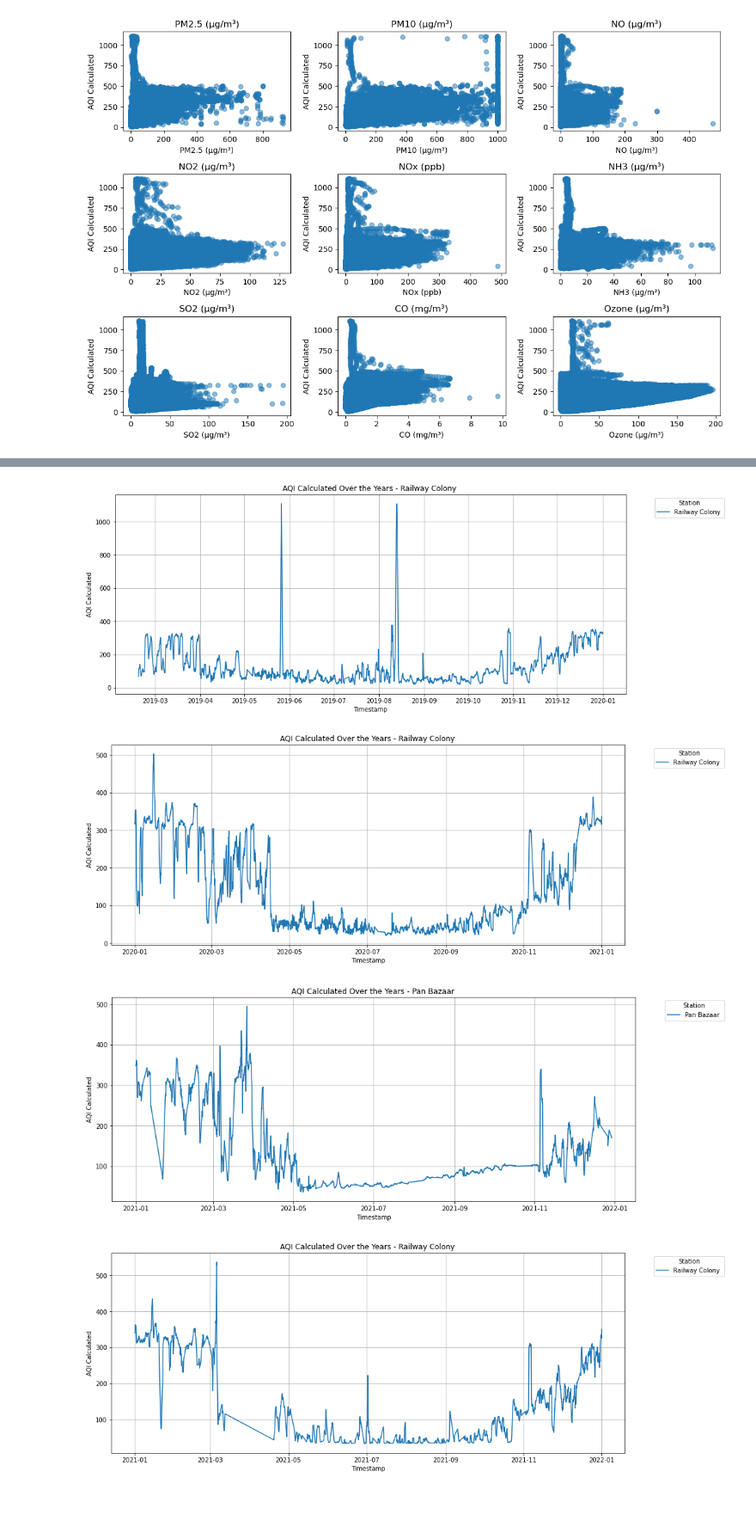
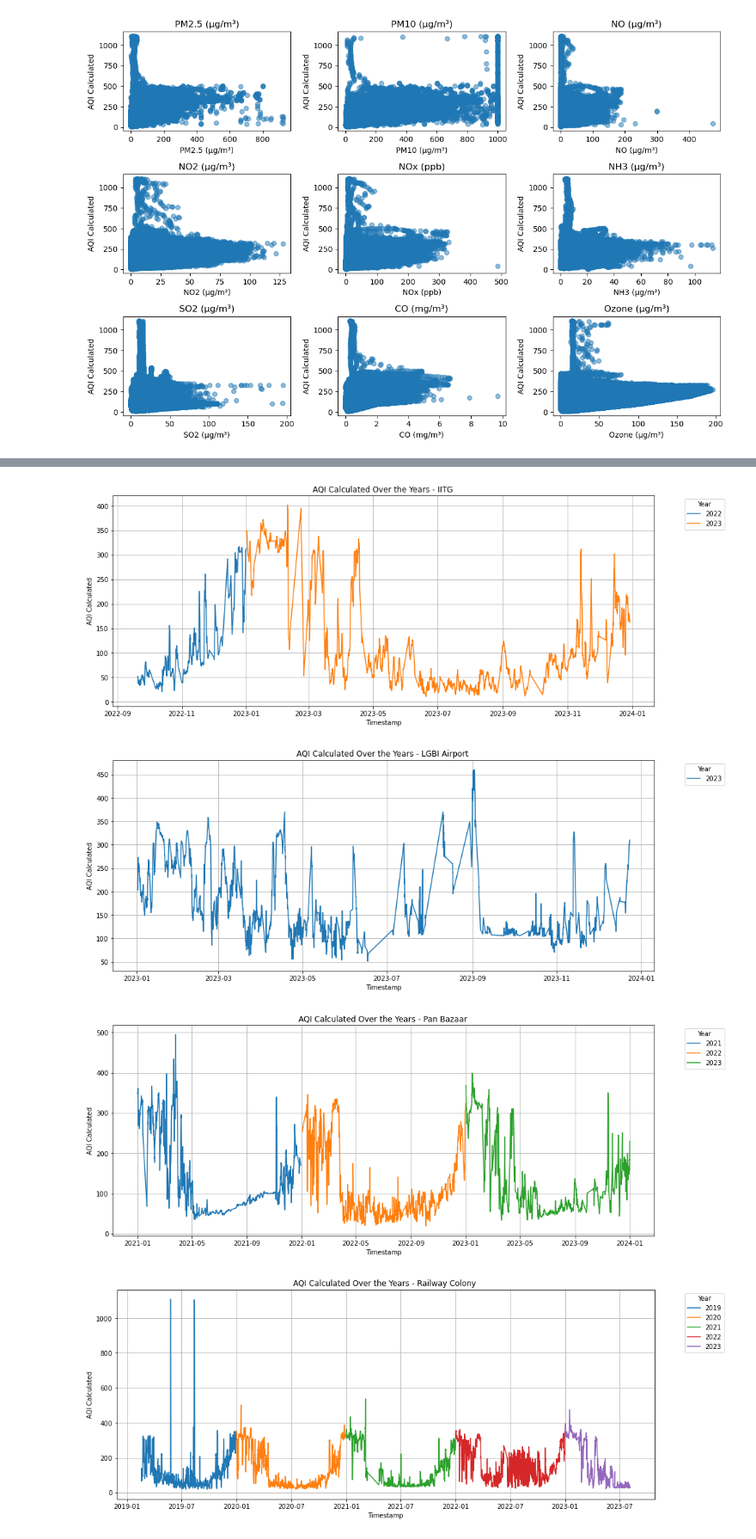
Before and after one commit to GullibleSandwich/ML-Project-CS361, a Jupyter notebook: eda.ipynb, the cells around one changed output, grey strips where cells are left out. Shown at 86% size. Cells and saved outputs as stored; diff of their text form; code cells hidden in the pictures; blank space fills up the shorter version.

```diff
--- a/eda.ipynb
+++ b/eda.ipynb
@@ -131,19 +90,27 @@ Railway Colony   150.203248  152.507307
 # %%
 df_filtered = df[['Station', 'Timestamp', 'AQI_calculated']].copy()
 df_filtered['Timestamp'] = pd.to_datetime(df['Timestamp'])
 df_filtered['Year'] = df_filtered['Timestamp'].dt.year
-grouped_data = df_filtered.groupby(['Year', 'Station'])
-for (year, station), data in grouped_data:
+
+# Group the data by station
+grouped_data = df_filtered.groupby(['Station'])
+
+for station, data in grouped_data:
     plt.figure(figsize=(15, 6))
-    plt.plot(data['Timestamp'], data['AQI_calculated'], label=station)
     plt.title(f'AQI Calculated Over the Years - {station}')
     plt.xlabel('Timestamp')
     plt.ylabel('AQI Calculated')
-    plt.legend(title='Station', bbox_to_anchor=(1.05, 1), loc='upper left')
     plt.grid(True)
+
+    years = data['Year'].unique()
+    for year in years:
+        year_data = data[data['Year'] == year]
+        plt.plot(year_data['Timestamp'], year_data['AQI_calculated'], label=str(year))
+
+    plt.legend(title='Year', bbox_to_anchor=(1.05, 1), loc='upper left')
     plt.show()
 # %% [output]
-[figure, old version]
+[figure, new version]
-[figure, old version]
+[figure, new version]
-[figure, old version]
+[figure, new version]
-[figure, old version]
+[figure, new version]
```
Also changed, not shown: parts of 9 cells of this notebook.
